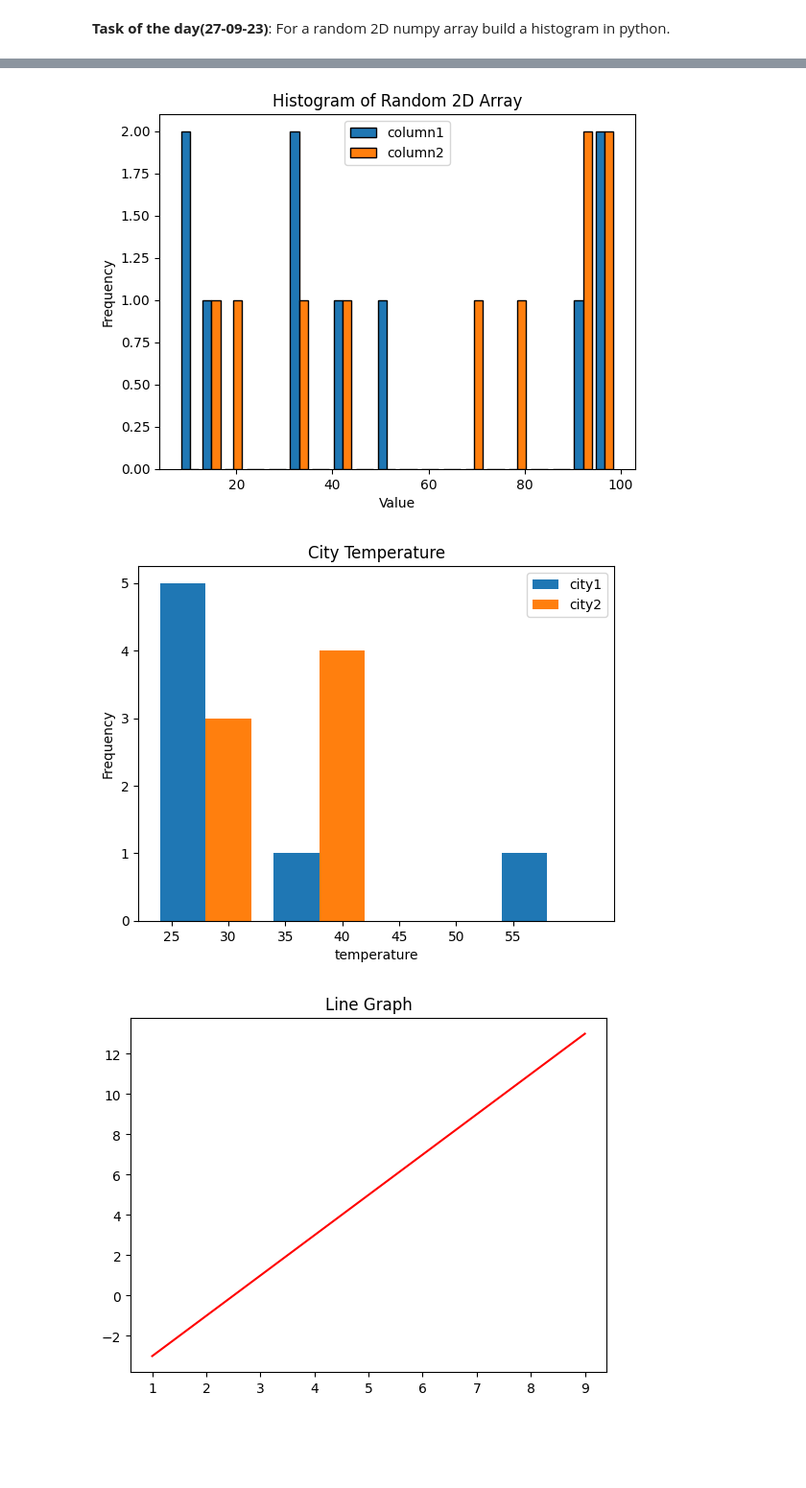
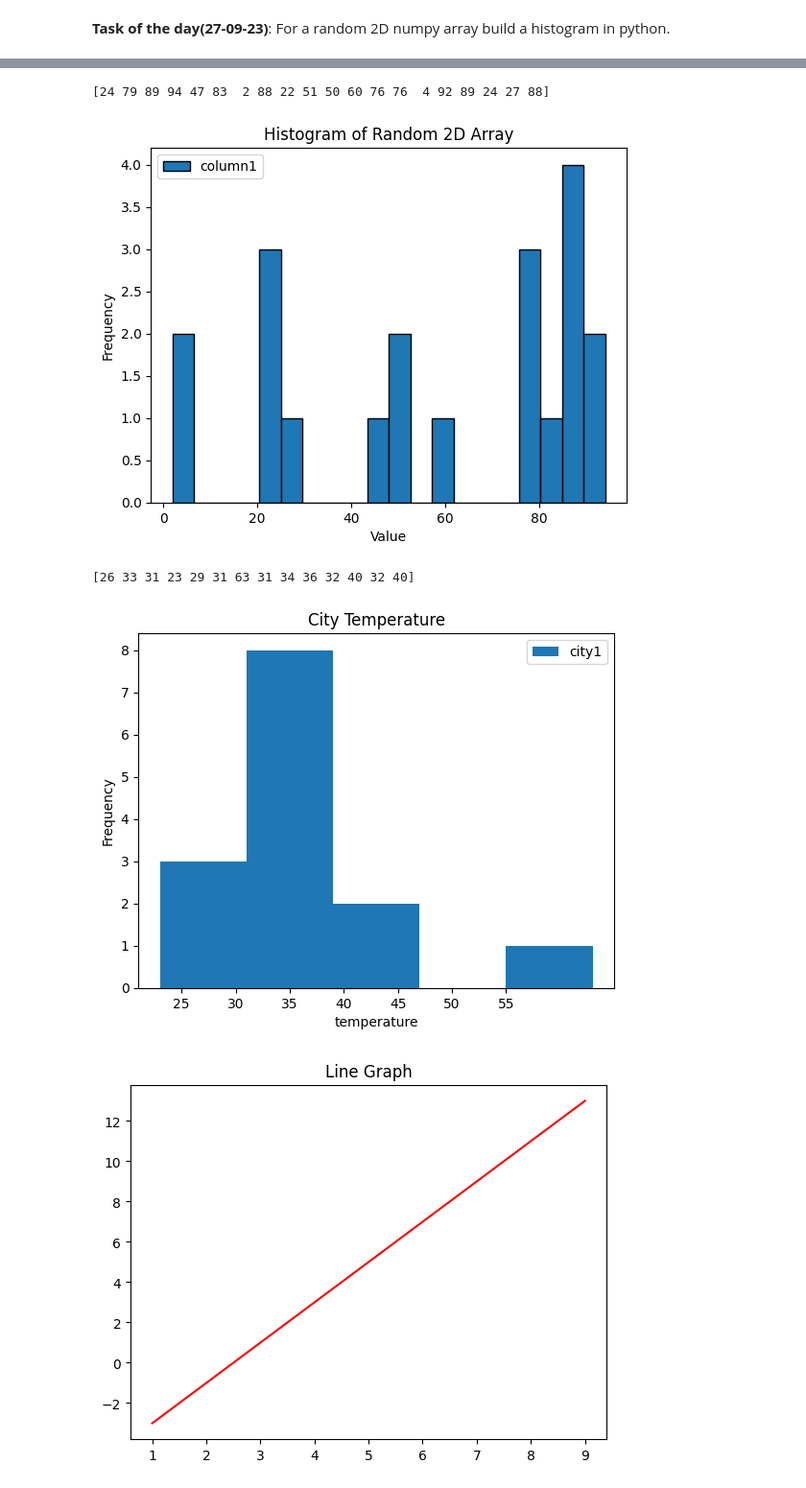
Before and after one commit to AdarshChintada/Daily_tasks, a Jupyter notebook: Daily_Tasks_HGTCON265_Adarsh.ipynb, the cells around one changed output, grey strips where cells are left out. Shown at 96% size. Cells and saved outputs as stored; diff of their text form; code cells hidden in the pictures; blank space fills up the shorter version.

```diff
--- a/Daily_Tasks_HGTCON265_Adarsh.ipynb
+++ b/Daily_Tasks_HGTCON265_Adarsh.ipynb
@@ -63,7 +47,9 @@ plt.show()
 import numpy as np
 import matplotlib.pyplot as plt
 random_2d_array = np.random.randint(2,100, size=(10,2))
-plt.hist(random_2d_array, bins=20, edgecolor='black',label=["column1","column2"])
+flat = random_2d_array.flatten() #flatten method
+print(flat)
+plt.hist(flat, bins=20, edgecolor='black',label=["column1","column2"])
 plt.title('Histogram of Random 2D Array')
 plt.xlabel('Value')
 plt.ylabel('Frequency')
@@ -71,29 +57,33 @@ plt.legend()
 
 plt.show()
 # %% [output]
+[24 79 89 94 47 83  2 88 22 51 50 60 76 76  4 92 89 24 27 88]
-[figure, old version]
+[figure, new version]
 # %%
 import numpy as np
 import matplotlib.pyplot as plt
 temp = np.array([
     [26, 33],
     [31, 23],
     [29, 31],
     [63, 31],
     [34, 36],
     [32, 40],
     [32, 40]
 ])
+flat = temp.flatten() #flatten method
+print(flat)
 x_ticks = np.arange(10,60,5)
 plt.xticks(x_ticks)
-plt.hist(temp, bins = 4, label = ["city1","city2"])
+plt.hist(flat, bins = 5, label = ["city1","city2"])
 plt.xlabel("temperature")
 plt.ylabel("Frequency")
 plt.title("City Temperature")
 plt.legend()
 plt.show()
 # %% [output]
+[26 33 31 23 29 31 63 31 34 36 32 40 32 40]
-[figure, old version]
+[figure, new version]
 # %%
 import numpy as np
 from matplotlib import pyplot as plt
```
Also changed, not shown: parts of 2 cells of this notebook.
